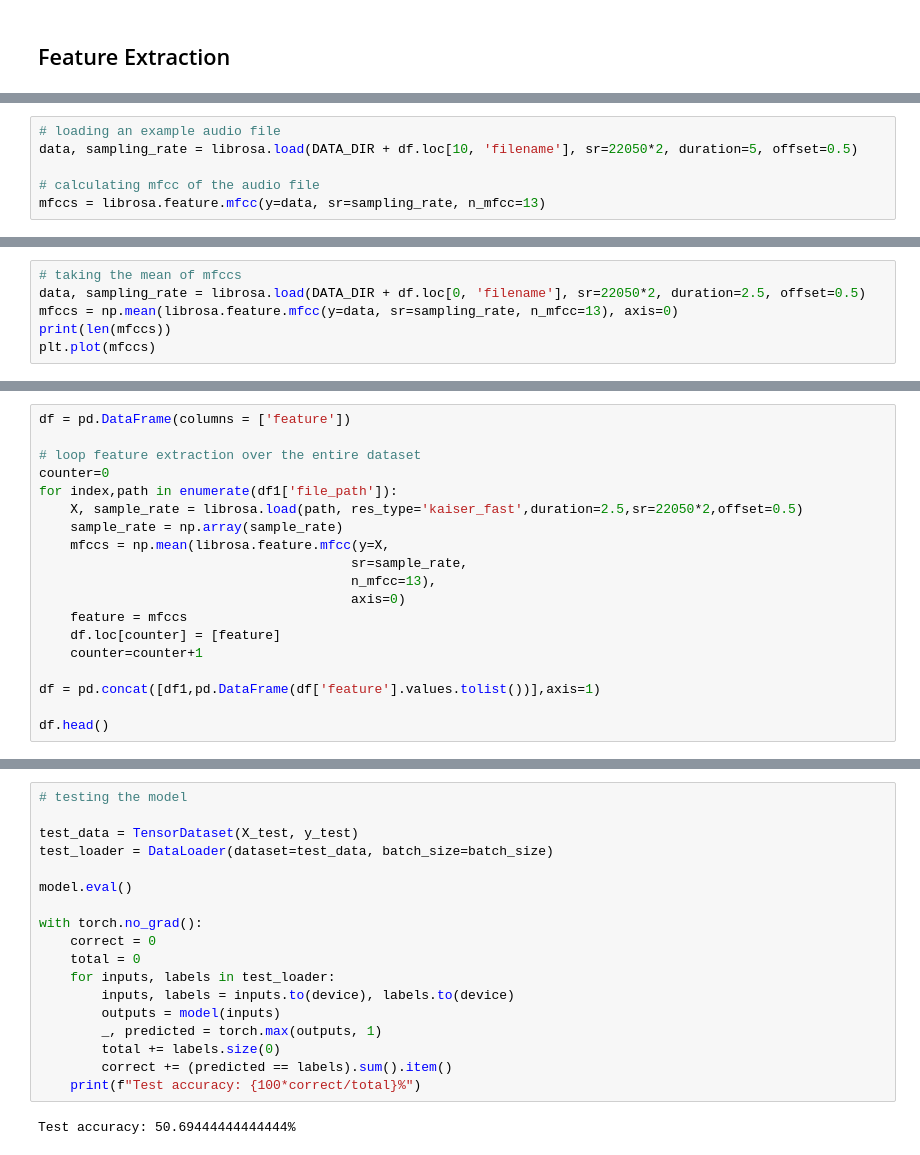
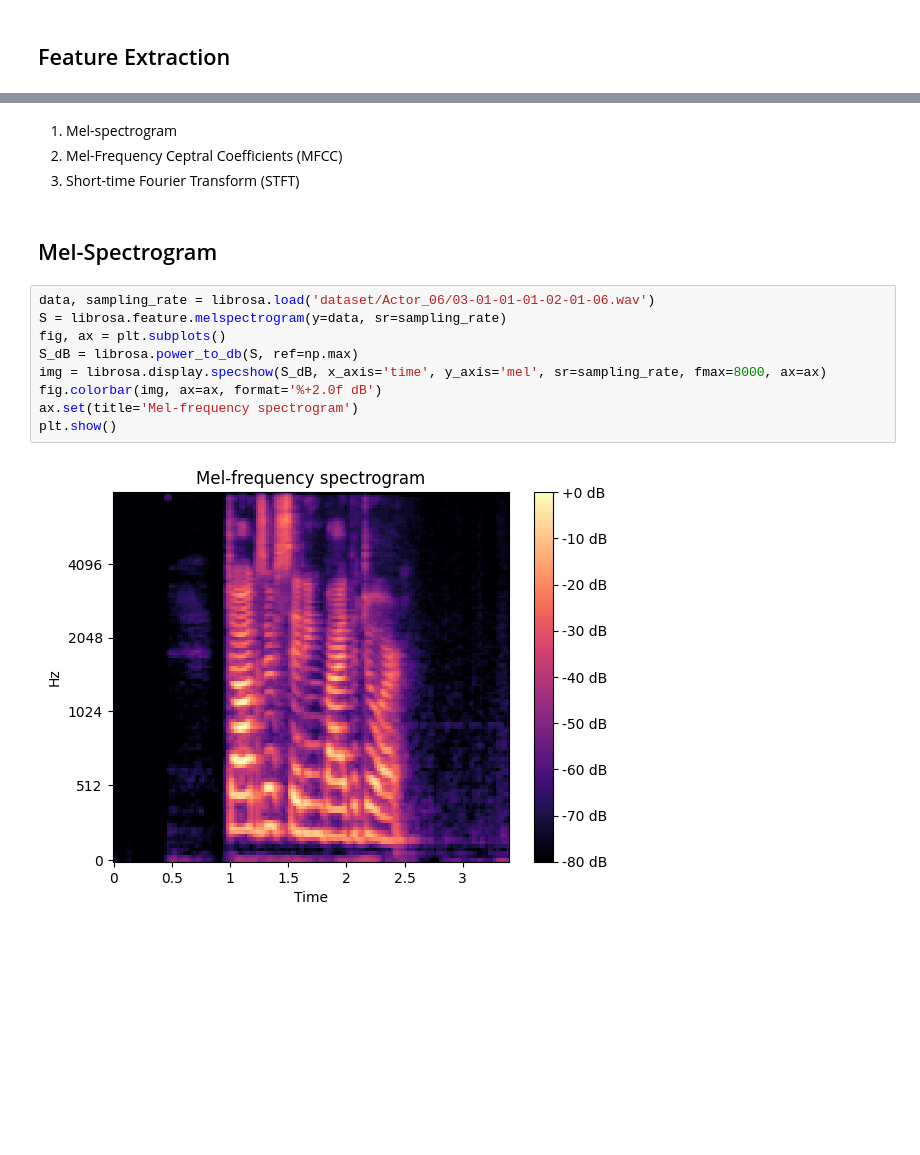
Before and after one commit to shailx383/speech-emotion-recognition, a Jupyter notebook: EDA_and_model1.ipynb, the cells around one changed output, grey strips where cells are left out. Drawn from its saved outputs; the diff is of its cells as text; blank space fills up the shorter version.

```diff
--- a/EDA_and_model1.ipynb
+++ b/EDA_and_model1.ipynb
@@ -172,6 +159,0 @@ path
-# %%
-# loading an example audio file
-data, sampling_rate = librosa.load(DATA_DIR + df.loc[10, 'filename'], sr=22050*2, duration=5, offset=0.5)
-
-# calculating mfcc of the audio file
-mfccs = librosa.feature.mfcc(y=data, sr=sampling_rate, n_mfcc=13)
@@ -191,6 +159,0 @@ ipd.Audio(DATA_DIR + df.loc[0, 'filename'])
-# %%
-# taking the mean of mfccs
-data, sampling_rate = librosa.load(DATA_DIR + df.loc[0, 'filename'], sr=22050*2, duration=2.5, offset=0.5)
-mfccs = np.mean(librosa.feature.mfcc(y=data, sr=sampling_rate, n_mfcc=13), axis=0)
-print(len(mfccs))
-plt.plot(mfccs)
@@ -215,19 +159,0 @@ df1.head()
-# %%
-df = pd.DataFrame(columns = ['feature'])
-
-# loop feature extraction over the entire dataset
-counter=0
-for index,path in enumerate(df1['file_path']):
-    X, sample_rate = librosa.load(path, res_type='kaiser_fast',duration=2.5,sr=22050*2,offset=0.5)
-    sample_rate = np.array(sample_rate)
-    mfccs = np.mean(librosa.feature.mfcc(y=X,
-                                        sr=sample_rate,
-                                        n_mfcc=13),
-                                        axis=0)
-    feature = mfccs
-    df.loc[counter] = [feature]
-    counter=counter+1
-
-df = pd.concat([df1,pd.DataFrame(df['feature'].values.tolist())],axis=1)
-
-df.head()
@@ -408,20 +160,17 @@ Epoch [12] training loss: 0.6336746563514074
-# %%
-# testing the model
-
-test_data = TensorDataset(X_test, y_test)
-test_loader = DataLoader(dataset=test_data, batch_size=batch_size)
-
-model.eval()
-
-with torch.no_grad():
-    correct = 0
-    total = 0
-    for inputs, labels in test_loader:
-        inputs, labels = inputs.to(device), labels.to(device)
-        outputs = model(inputs)
-        _, predicted = torch.max(outputs, 1)
-        total += labels.size(0)
-        correct += (predicted == labels).sum().item()
-    print(f"Test accuracy: {100*correct/total}%")
-# %% [output]
-Test accuracy: 50.69444444444444%
+# %% [markdown]
+1. Mel-spectrogram
+2. Mel-Frequency Ceptral Coefficients (MFCC)
+3. Short-time Fourier Transform (STFT)
+# %% [markdown]
+## Mel-Spectrogram
+# %%
+data, sampling_rate = librosa.load('dataset/Actor_06/03-01-01-01-02-01-06.wav')
+S = librosa.feature.melspectrogram(y=data, sr=sampling_rate)
+fig, ax = plt.subplots()
+S_dB = librosa.power_to_db(S, ref=np.max)
+img = librosa.display.specshow(S_dB, x_axis='time', y_axis='mel', sr=sampling_rate, fmax=8000, ax=ax)
+fig.colorbar(img, ax=ax, format='%+2.0f dB')
+ax.set(title='Mel-frequency spectrogram')
+plt.show()
+# %% [output]
+[figure, added]
```
Also changed, not shown: parts of 44 cells of this notebook, 1 other file.
